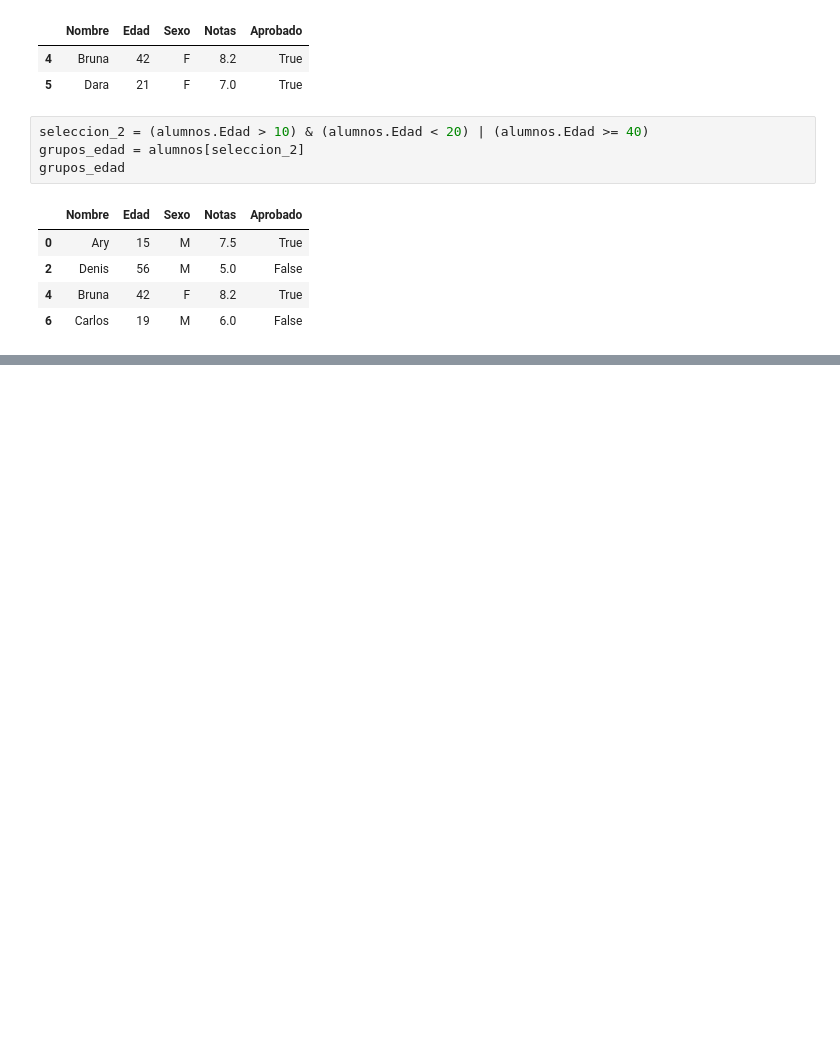
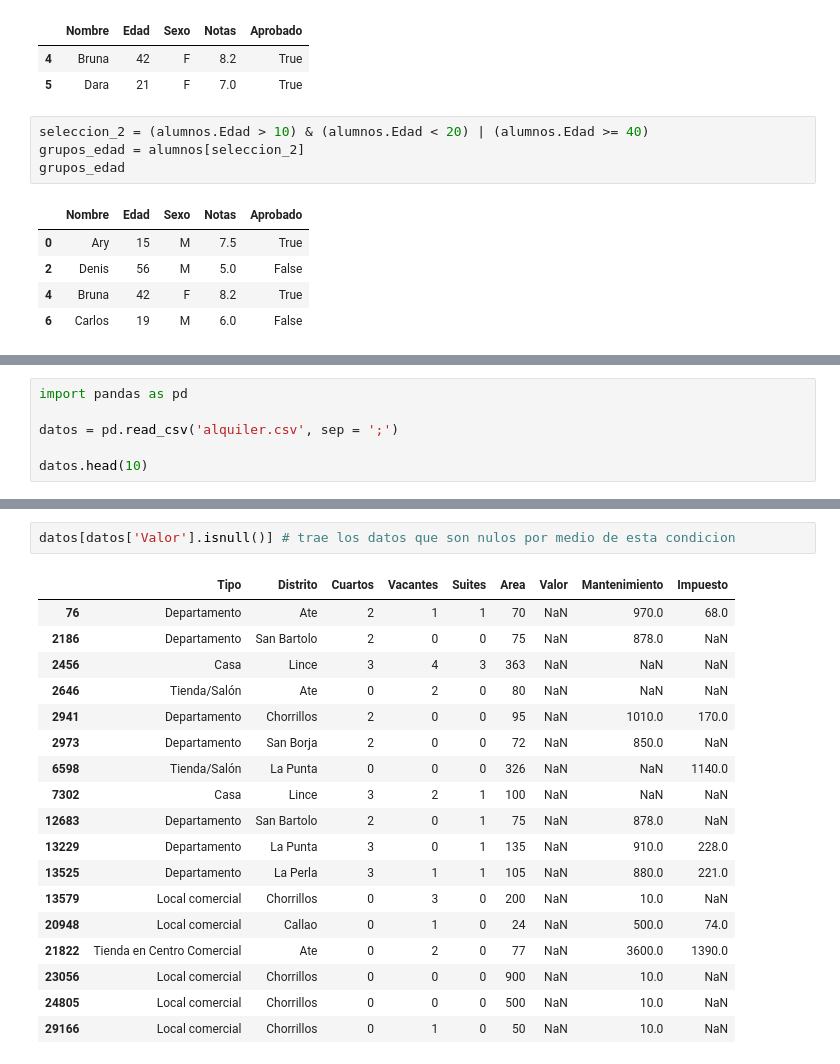
Before and after one commit to AdrianCPC/Data_analysis_rentals, a Jupyter notebook: Base_de_Datos.ipynb, the cells around one changed output, grey strips where cells are left out. Cells and saved outputs as stored; diff of their text form; blank space fills up the shorter version.

Commit message:
Tratamiento datos nulos

```diff
--- a/Base_de_Datos.ipynb
+++ b/Base_de_Datos.ipynb
@@ -639,0 +703,6 @@ grupos_edad
+# %%
+import pandas as pd
+
+datos = pd.read_csv('alquiler.csv', sep = ';')
+
+datos.head(10)
@@ -639,0 +748,21 @@ grupos_edad
+# %%
+datos[datos['Valor'].isnull()] # trae los datos que son nulos por medio de esta condicion
+# %% [output]
+|  | Tipo | Distrito | Cuartos | Vacantes | Suites | Area | Valor | Mantenimiento | Impuesto |
+| 76 | Departamento | Ate | 2 | 1 | 1 | 70 | NaN | 970.0 | 68.0 |
+| 2186 | Departamento | San Bartolo | 2 | 0 | 0 | 75 | NaN | 878.0 | NaN |
+| 2456 | Casa | Lince | 3 | 4 | 3 | 363 | NaN | NaN | NaN |
+| 2646 | Tienda/Salón | Ate | 0 | 2 | 0 | 80 | NaN | NaN | NaN |
+| 2941 | Departamento | Chorrillos | 2 | 0 | 0 | 95 | NaN | 1010.0 | 170.0 |
+| 2973 | Departamento | San Borja | 2 | 0 | 0 | 72 | NaN | 850.0 | NaN |
+| 6598 | Tienda/Salón | La Punta | 0 | 0 | 0 | 326 | NaN | NaN | 1140.0 |
+| 7302 | Casa | Lince | 3 | 2 | 1 | 100 | NaN | NaN | NaN |
+| 12683 | Departamento | San Bartolo | 2 | 0 | 1 | 75 | NaN | 878.0 | NaN |
+| 13229 | Departamento | La Punta | 3 | 0 | 1 | 135 | NaN | 910.0 | 228.0 |
+| 13525 | Departamento | La Perla | 3 | 1 | 1 | 105 | NaN | 880.0 | 221.0 |
+| 13579 | Local comercial | Chorrillos | 0 | 3 | 0 | 200 | NaN | 10.0 | NaN |
+| 20948 | Local comercial | Callao | 0 | 1 | 0 | 24 | NaN | 500.0 | 74.0 |
+| 21822 | Tienda en Centro Comercial | Ate | 0 | 2 | 0 | 77 | NaN | 3600.0 | 1390.0 |
+| 23056 | Local comercial | Chorrillos | 0 | 0 | 0 | 900 | NaN | 10.0 | NaN |
+| 24805 | Local comercial | Chorrillos | 0 | 0 | 0 | 500 | NaN | 10.0 | NaN |
+| 29166 | Local comercial | Chorrillos | 0 | 1 | 0 | 50 | NaN | 10.0 | NaN |
```
Also changed, not shown: parts of 15 cells of this notebook.
